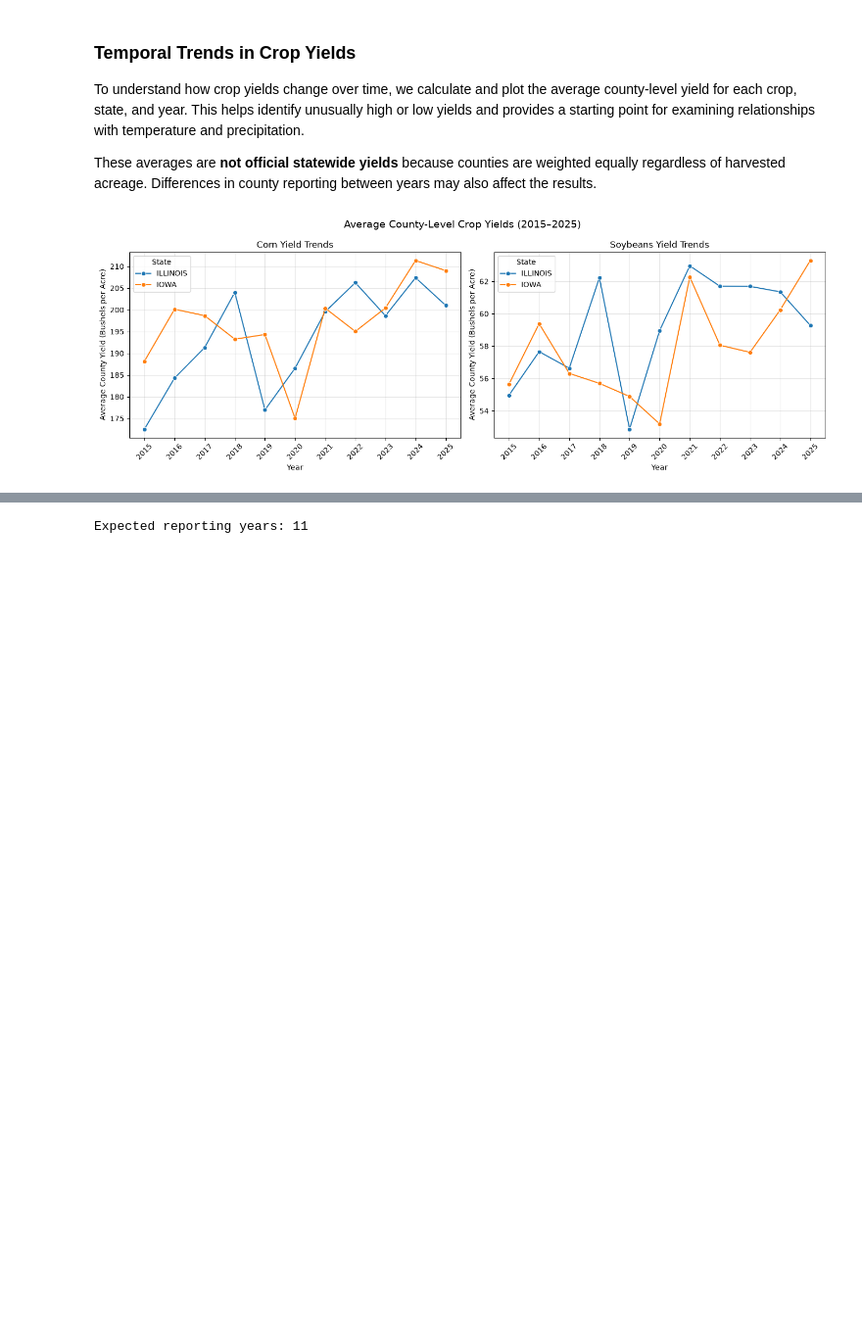
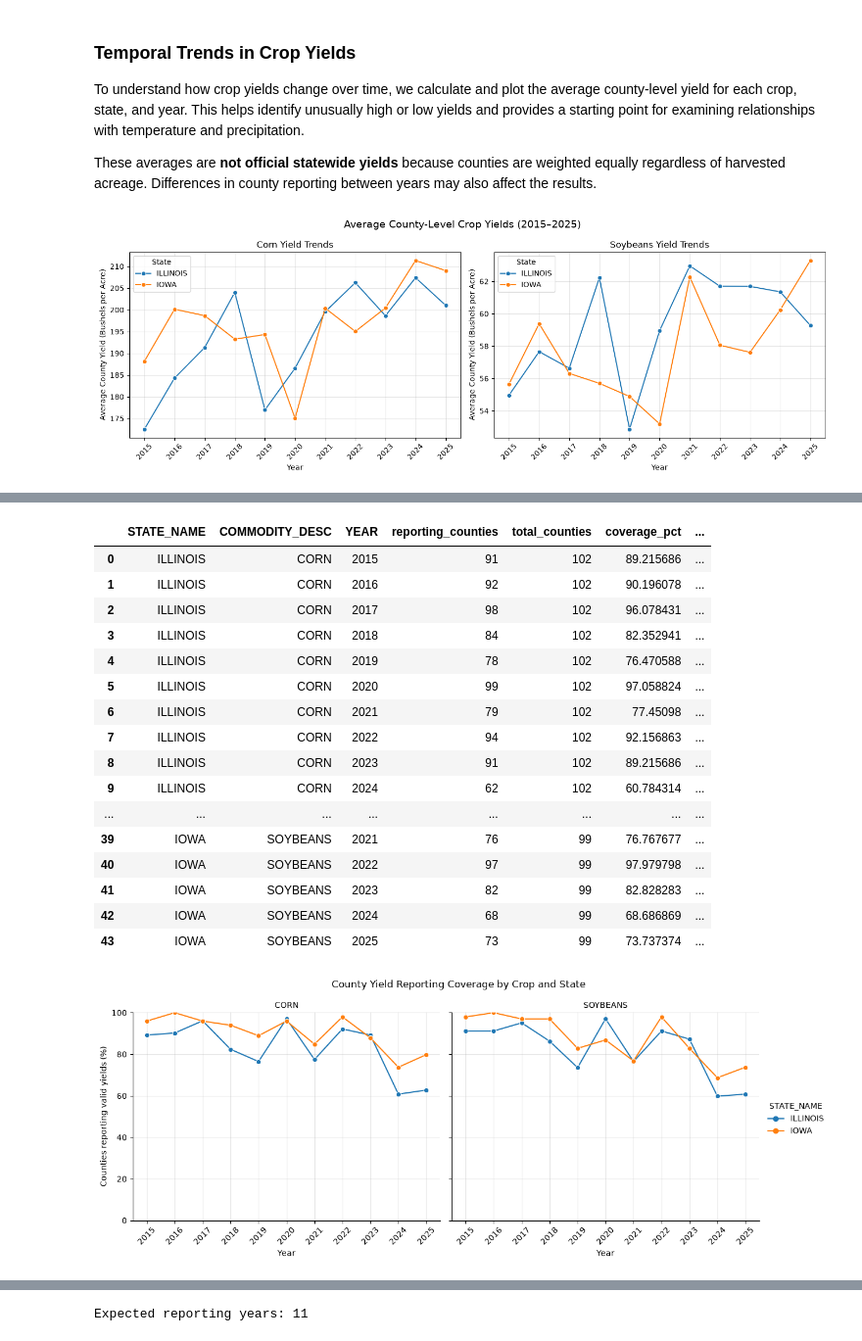
Before and after one commit to transCoderJen/agricultural-climate-analysis, a Jupyter notebook: 01_USDA_Crop_Data_Exploration.ipynb, the cells around one changed output, grey strips where cells are left out. Shown at 98% size. Cells and saved outputs as stored; diff of their text form; code cells hidden in the pictures; blank space fills up the shorter version.

```diff
--- a/01_USDA_Crop_Data_Exploration.ipynb
+++ b/01_USDA_Crop_Data_Exploration.ipynb
@@ -984,0 +996,34 @@ This matters because changes in which counties report data may influence average
+# %%
+# Percentage of geographic counties reporting valid yields, by year
+county_coverage = phase1_annual[["STATE_NAME", "COMMODITY_DESC", "YEAR", "reporting_counties", "total_counties", "coverage_pct", "acreage_coverage_pct"]].copy()
+display(county_coverage)
+g = sns.relplot(data=county_coverage, x="YEAR", y="coverage_pct", hue="STATE_NAME",
+                col="COMMODITY_DESC", kind="line", marker="o", height=4.5, aspect=1.3)
+g.set_axis_labels("Year", "Counties reporting valid yields (%)")
+g.set_titles("{col_name}")
+g.figure.suptitle("County Yield Reporting Coverage by Crop and State", y=1.05)
+for ax in g.axes.flat:
+    ax.set_ylim(0, 100)
+    ax.set_xticks(sorted(county_coverage["YEAR"].dropna().unique()))
+    ax.tick_params(axis="x", rotation=45)
+    ax.grid(alpha=0.3)
+plt.show()
+# %% [output]
+|  | STATE_NAME | COMMODITY_DESC | YEAR | reporting_counties | total_counties | coverage_pct | ... |
+| 0 | ILLINOIS | CORN | 2015 | 91 | 102 | 89.215686 | ... |
+| 1 | ILLINOIS | CORN | 2016 | 92 | 102 | 90.196078 | ... |
+| 2 | ILLINOIS | CORN | 2017 | 98 | 102 | 96.078431 | ... |
+| 3 | ILLINOIS | CORN | 2018 | 84 | 102 | 82.352941 | ... |
+| 4 | ILLINOIS | CORN | 2019 | 78 | 102 | 76.470588 | ... |
+| 5 | ILLINOIS | CORN | 2020 | 99 | 102 | 97.058824 | ... |
+| 6 | ILLINOIS | CORN | 2021 | 79 | 102 | 77.45098 | ... |
+| 7 | ILLINOIS | CORN | 2022 | 94 | 102 | 92.156863 | ... |
+| 8 | ILLINOIS | CORN | 2023 | 91 | 102 | 89.215686 | ... |
+| 9 | ILLINOIS | CORN | 2024 | 62 | 102 | 60.784314 | ... |
+| ... | ... | ... | ... | ... | ... | ... | ... |
+| 39 | IOWA | SOYBEANS | 2021 | 76 | 99 | 76.767677 | ... |
+| 40 | IOWA | SOYBEANS | 2022 | 97 | 99 | 97.979798 | ... |
+| 41 | IOWA | SOYBEANS | 2023 | 82 | 99 | 82.828283 | ... |
+| 42 | IOWA | SOYBEANS | 2024 | 68 | 99 | 68.686869 | ... |
+| 43 | IOWA | SOYBEANS | 2025 | 73 | 99 | 73.737374 | ... |
+[figure, added]
```
Also changed, not shown: parts of 20 cells of this notebook, 1 other file.
